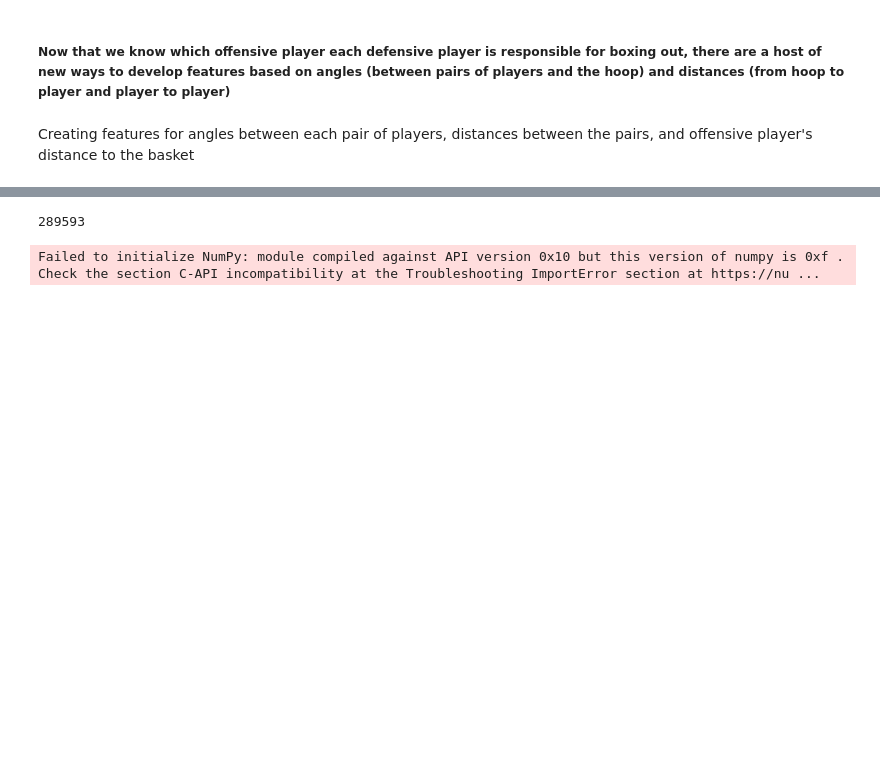
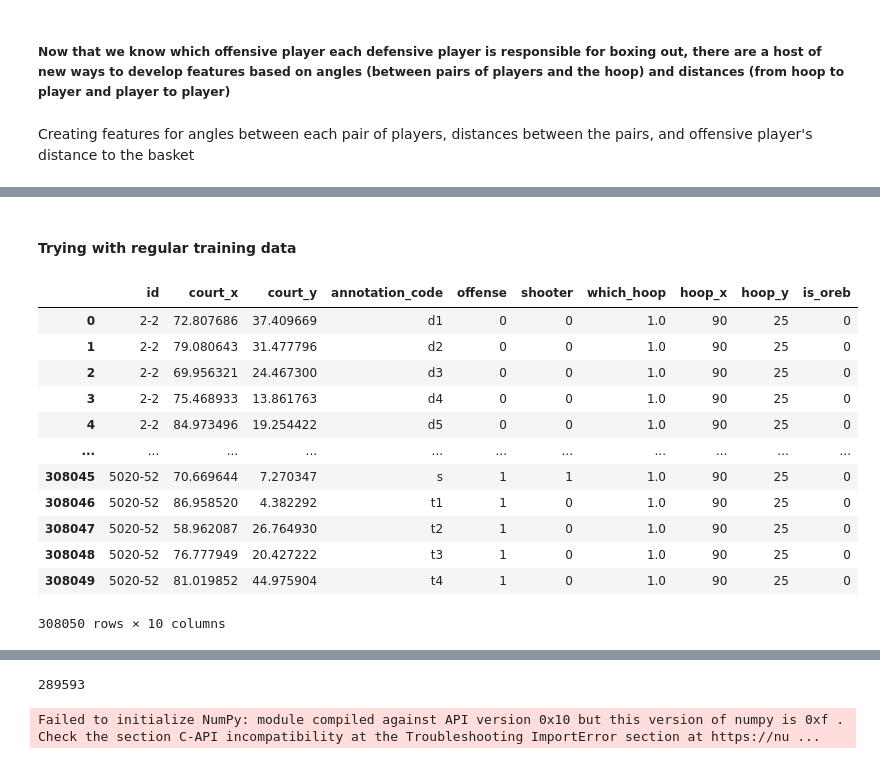
Before and after one commit to timseymour42/shotquality-offensive-rebounding, a Jupyter notebook: orbd_prediction.ipynb, the cells around one changed output, grey strips where cells are left out. Cells and saved outputs as stored; diff of their text form; code cells hidden in the pictures; blank space fills up the shorter version.

```diff
--- a/orbd_prediction.ipynb
+++ b/orbd_prediction.ipynb
@@ -498,0 +854,20 @@ def_training_data['angle_def_to_off'] = (def_training_data['angle_def_to_off'] +
+# %% [markdown]
+#### Trying with regular training data
+# %%
+training_data = training_data.merge(train_pbp[['id', 'is_oreb']], on='id', how='left')
+# %%
+training_data
+# %% [output]
+|  | id | court_x | court_y | annotation_code | offense | shooter | which_hoop | hoop_x | hoop_y | is_oreb |
+| 0 | 2-2 | 72.807686 | 37.409669 | d1 | 0 | 0 | 1.0 | 90 | 25 | 0 |
+| 1 | 2-2 | 79.080643 | 31.477796 | d2 | 0 | 0 | 1.0 | 90 | 25 | 0 |
+| 2 | 2-2 | 69.956321 | 24.467300 | d3 | 0 | 0 | 1.0 | 90 | 25 | 0 |
+| 3 | 2-2 | 75.468933 | 13.861763 | d4 | 0 | 0 | 1.0 | 90 | 25 | 0 |
+| 4 | 2-2 | 84.973496 | 19.254422 | d5 | 0 | 0 | 1.0 | 90 | 25 | 0 |
+| ... | ... | ... | ... | ... | ... | ... | ... | ... | ... | ... |
+| 308045 | 5020-52 | 70.669644 | 7.270347 | s | 1 | 1 | 1.0 | 90 | 25 | 0 |
+| 308046 | 5020-52 | 86.958520 | 4.382292 | t1 | 1 | 0 | 1.0 | 90 | 25 | 0 |
+| 308047 | 5020-52 | 58.962087 | 26.764930 | t2 | 1 | 0 | 1.0 | 90 | 25 | 0 |
+| 308048 | 5020-52 | 76.777949 | 20.427222 | t3 | 1 | 0 | 1.0 | 90 | 25 | 0 |
+| 308049 | 5020-52 | 81.019852 | 44.975904 | t4 | 1 | 0 | 1.0 | 90 | 25 | 0 |
+308050 rows × 10 columns
```
Also changed, not shown: parts of 65 cells of this notebook.
